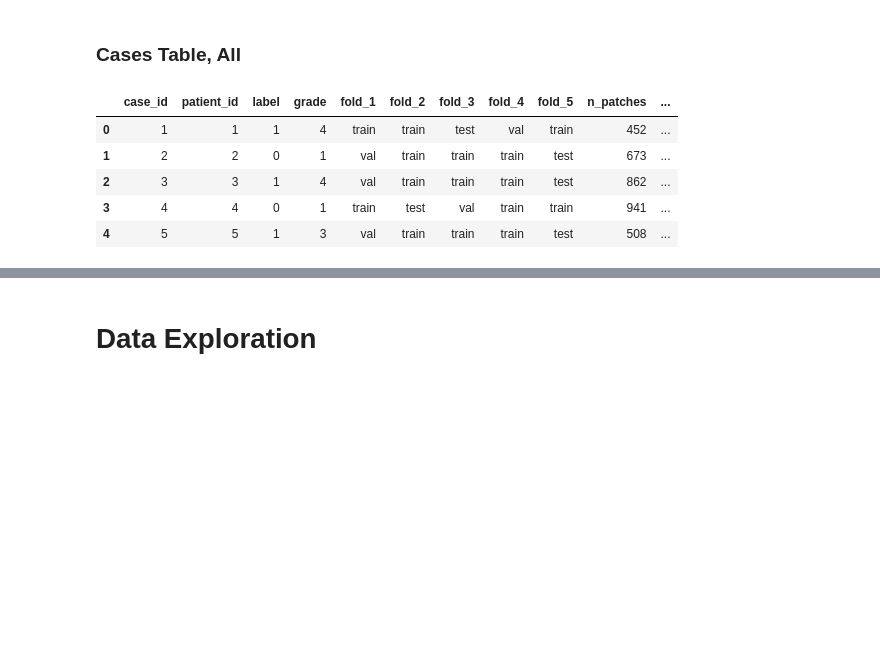
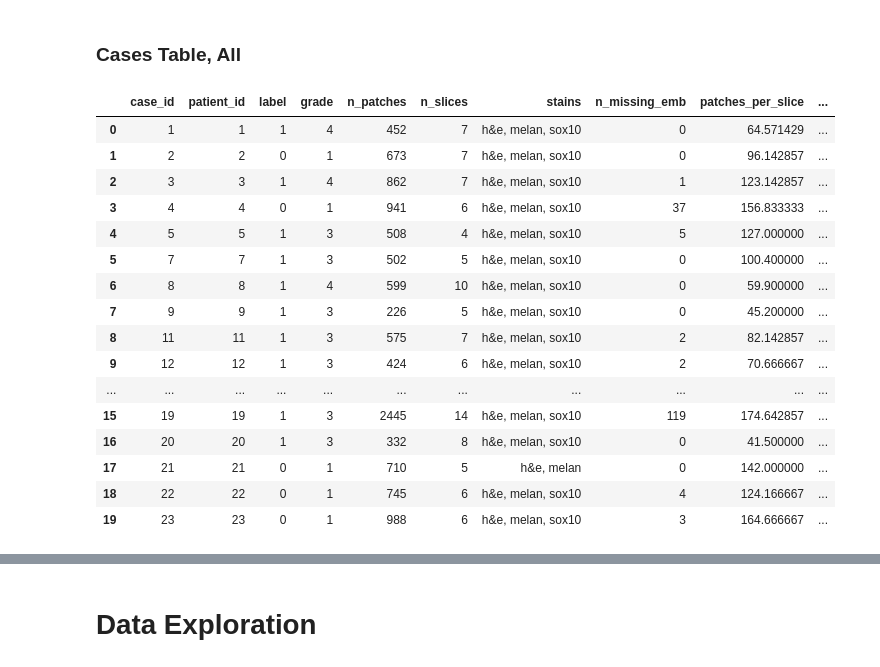
Before and after one commit to arvindkrishna87/Team1_FullStack, a Jupyter notebook: Presentation3/Code1_PatchFeatures_20Nov_Grace/ViewingTables.ipynb, the cells around one changed output, grey strips where cells are left out. Drawn from its saved outputs; the diff is of its cells as text; code cells hidden in the pictures; blank space fills up the shorter version.

Commit message:
updating tables

```diff
--- a/Presentation3/Code1_PatchFeatures_20Nov_Grace/ViewingTables.ipynb
+++ b/Presentation3/Code1_PatchFeatures_20Nov_Grace/ViewingTables.ipynb
@@ -56,14 +62,25 @@ print(patches.columns.tolist())
 ### Cases Table, All
 # %%
 cases = pd.read_parquet("cases_with_features_test.parquet")
-cases.head(5)
+cases.head(20)
 # %% [output]
-|  | case_id | patient_id | label | grade | fold_1 | fold_2 | fold_3 | fold_4 | fold_5 | n_patches | ... |
-| 0 | 1 | 1 | 1 | 4 | train | train | test | val | train | 452 | ... |
-| 1 | 2 | 2 | 0 | 1 | val | train | train | train | test | 673 | ... |
-| 2 | 3 | 3 | 1 | 4 | val | train | train | train | test | 862 | ... |
-| 3 | 4 | 4 | 0 | 1 | train | test | val | train | train | 941 | ... |
-| 4 | 5 | 5 | 1 | 3 | val | train | train | train | test | 508 | ... |
+|  | case_id | patient_id | label | grade | n_patches | n_slices | stains | n_missing_emb | patches_per_slice | ... |
+| 0 | 1 | 1 | 1 | 4 | 452 | 7 | h&e, melan, sox10 | 0 | 64.571429 | ... |
+| 1 | 2 | 2 | 0 | 1 | 673 | 7 | h&e, melan, sox10 | 0 | 96.142857 | ... |
+| 2 | 3 | 3 | 1 | 4 | 862 | 7 | h&e, melan, sox10 | 1 | 123.142857 | ... |
+| 3 | 4 | 4 | 0 | 1 | 941 | 6 | h&e, melan, sox10 | 37 | 156.833333 | ... |
+| 4 | 5 | 5 | 1 | 3 | 508 | 4 | h&e, melan, sox10 | 5 | 127.000000 | ... |
+| 5 | 7 | 7 | 1 | 3 | 502 | 5 | h&e, melan, sox10 | 0 | 100.400000 | ... |
+| 6 | 8 | 8 | 1 | 4 | 599 | 10 | h&e, melan, sox10 | 0 | 59.900000 | ... |
+| 7 | 9 | 9 | 1 | 3 | 226 | 5 | h&e, melan, sox10 | 0 | 45.200000 | ... |
+| 8 | 11 | 11 | 1 | 3 | 575 | 7 | h&e, melan, sox10 | 2 | 82.142857 | ... |
+| 9 | 12 | 12 | 1 | 3 | 424 | 6 | h&e, melan, sox10 | 2 | 70.666667 | ... |
+| ... | ... | ... | ... | ... | ... | ... | ... | ... | ... | ... |
+| 15 | 19 | 19 | 1 | 3 | 2445 | 14 | h&e, melan, sox10 | 119 | 174.642857 | ... |
+| 16 | 20 | 20 | 1 | 3 | 332 | 8 | h&e, melan, sox10 | 0 | 41.500000 | ... |
+| 17 | 21 | 21 | 0 | 1 | 710 | 5 | h&e, melan | 0 | 142.000000 | ... |
+| 18 | 22 | 22 | 0 | 1 | 745 | 6 | h&e, melan, sox10 | 4 | 124.166667 | ... |
+| 19 | 23 | 23 | 0 | 1 | 988 | 6 | h&e, melan, sox10 | 3 | 164.666667 | ... |
 # %%
 print(cases.shape)
 print(cases.columns.tolist())
```
Also changed, not shown: parts of 15 cells of this notebook, 5 other files.
